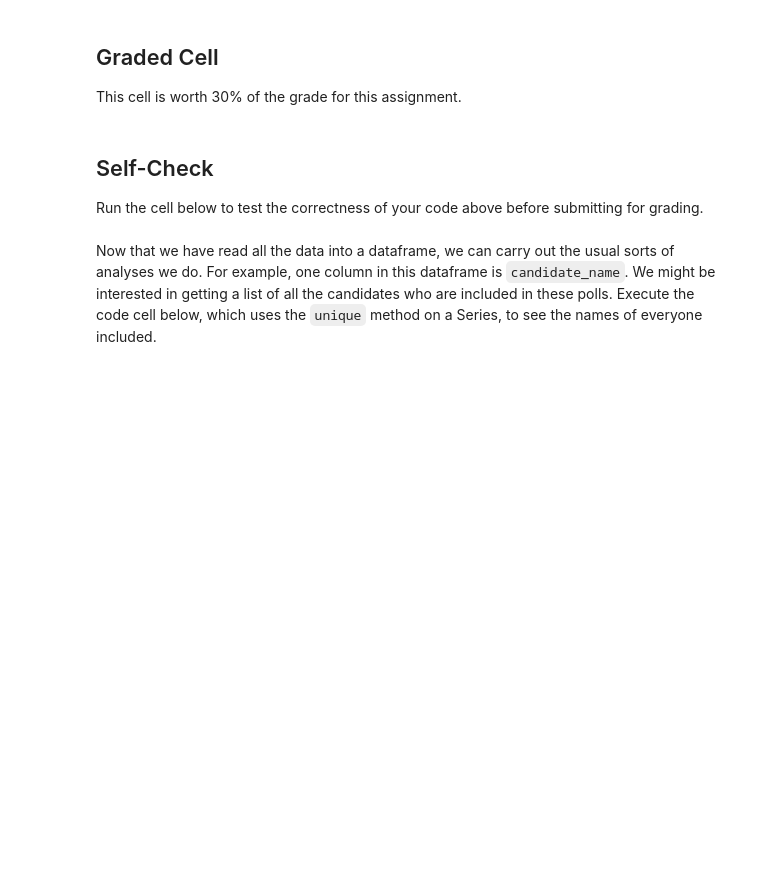
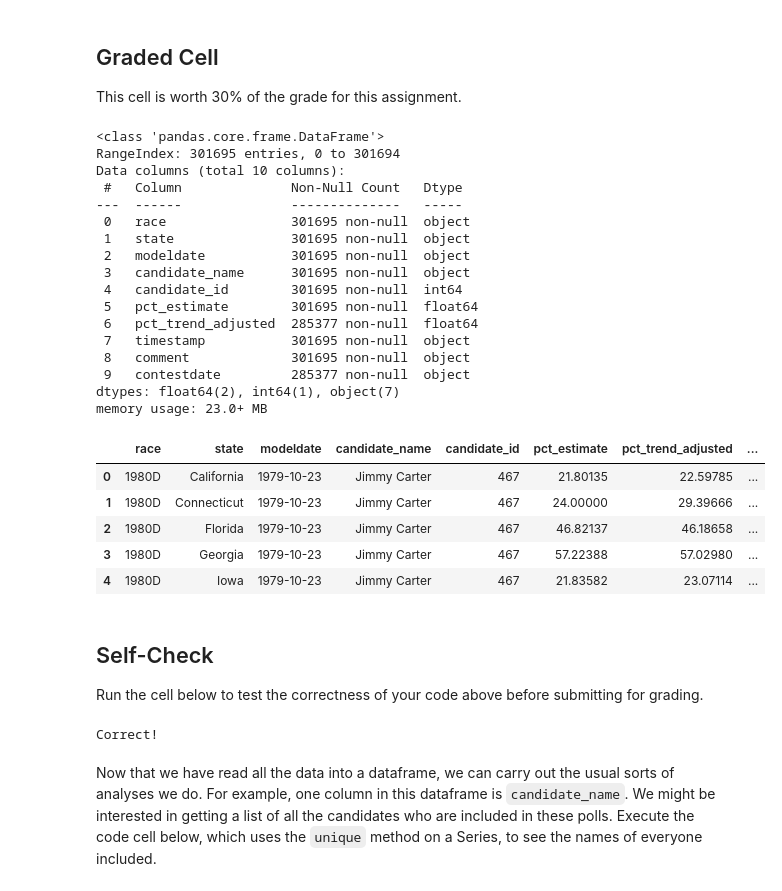
Before and after one commit to StarPerfect/Cornell, a Jupyter notebook: ReadURL.ipynb, the cells around one changed output. Saved outputs shown, nothing was run; the diff lists cells and outputs as text; code cells hidden in the pictures; blank space fills up the shorter version.

````diff
--- a/ReadURL.ipynb
+++ b/ReadURL.ipynb
@@ -43,3 +41,32 @@ This cell is worth 30% of the grade for this assignment.
+# %%
+# YOUR CODE HERE
+poll_data = pd.read_csv(filepath_or_buffer='https://ecornell.s3.us-east-1.amazonaws.com/Codio/Courses/CAC100s/CAC105/pres_primary_avgs_1980-2016.csv')
+poll_data.info()
+poll_data.head()
+# %% [output]
+<class 'pandas.core.frame.DataFrame'>
+RangeIndex: 301695 entries, 0 to 301694
+Data columns (total 10 columns):
+ #   Column              Non-Null Count   Dtype
+---  ------              --------------   -----
+ 0   race                301695 non-null  object
+ 1   state               301695 non-null  object
+ 2   modeldate           301695 non-null  object
+ 3   candidate_name      301695 non-null  object
+ 4   candidate_id        301695 non-null  int64
+ 5   pct_estimate        301695 non-null  float64
+ 6   pct_trend_adjusted  285377 non-null  float64
+ 7   timestamp           301695 non-null  object
+ 8   comment             301695 non-null  object
+ 9   contestdate         285377 non-null  object
+dtypes: float64(2), int64(1), object(7)
+memory usage: 23.0+ MB
+|  | race | state | modeldate | candidate_name | candidate_id | pct_estimate | pct_trend_adjusted | ... |
+| 0 | 1980D | California | 1979-10-23 | Jimmy Carter | 467 | 21.80135 | 22.59785 | ... |
+| 1 | 1980D | Connecticut | 1979-10-23 | Jimmy Carter | 467 | 24.00000 | 29.39666 | ... |
+| 2 | 1980D | Florida | 1979-10-23 | Jimmy Carter | 467 | 46.82137 | 46.18658 | ... |
+| 3 | 1980D | Georgia | 1979-10-23 | Jimmy Carter | 467 | 57.22388 | 57.02980 | ... |
+| 4 | 1980D | Iowa | 1979-10-23 | Jimmy Carter | 467 | 21.83582 | 23.07114 | ... |
 # %% [markdown]
 ## Self-Check
 
@@ -52,6 +79,8 @@ try:
     print(testPollData(poll_data))
 except Exception as e:
     print("Error!\n" + str(e))
+# %% [output]
+Correct!
 # %% [markdown]
 Now that we have read all the data into a dataframe, we can carry out the usual sorts of analyses we do.  For example, one column in this dataframe is ```candidate_name```.  We might be interested in getting a list of all the candidates who are included in these polls.  Execute the code cell below, which uses the <code>unique</code> method on a Series, to see the names of everyone included.
 # %%
````
Also changed, not shown: parts of 9 cells of this notebook.
